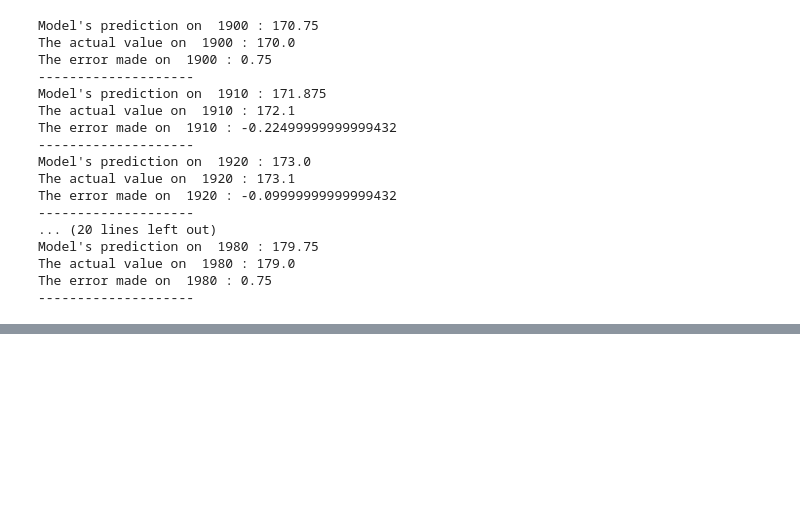
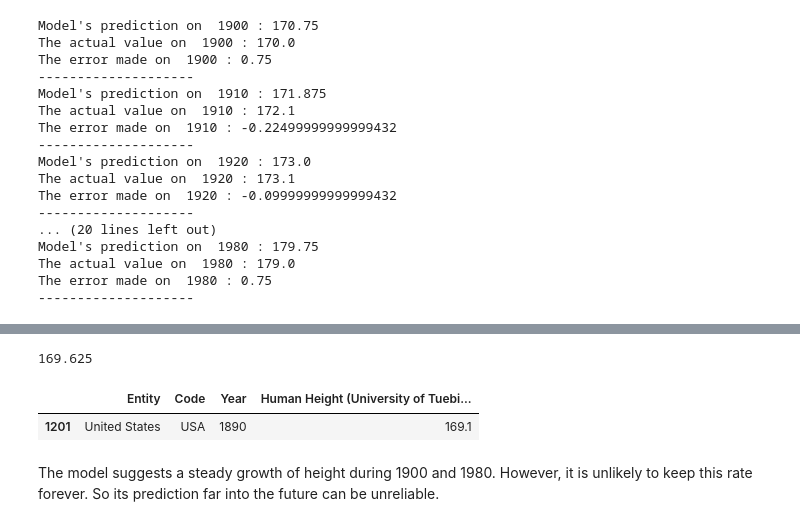
Before and after one commit to ch00226855/CMP414765Spring2022, a Jupyter notebook: Week02_FirstExample.ipynb, the cells around one changed output, grey strips where cells are left out. Drawn from its saved outputs; the diff is of its cells as text; code cells hidden in the pictures; blank space fills up the shorter version.

```diff
--- a/Week02_FirstExample.ipynb
+++ b/Week02_FirstExample.ipynb
@@ -347,5 +421,16 @@ Now that we have multiple model candidates, which one gives the smallest MSE?
 - Check with the raw dataset and see if your 1890 prediction is close.
 # %%
 # Calculate the model prediction for year = 1890
+
+0.1125 * 1890 - 43
+# %% [output]
+169.625
 # %%
 # Find the actual average height for year 1890.
+
+raw_data[(raw_data['Entity'] == "United States") & (raw_data['Year'] == 1890)]
+# %% [output]
+|  | Entity | Code | Year | Human Height (University of Tuebi... |
+| 1201 | United States | USA | 1890 | 169.1 |
+# %% [markdown]
+The model suggests a steady growth of height during 1900 and 1980. However, it is unlikely to keep this rate forever. So its prediction far into the future can be unreliable.
```
Also changed, not shown: parts of 11 cells of this notebook.
